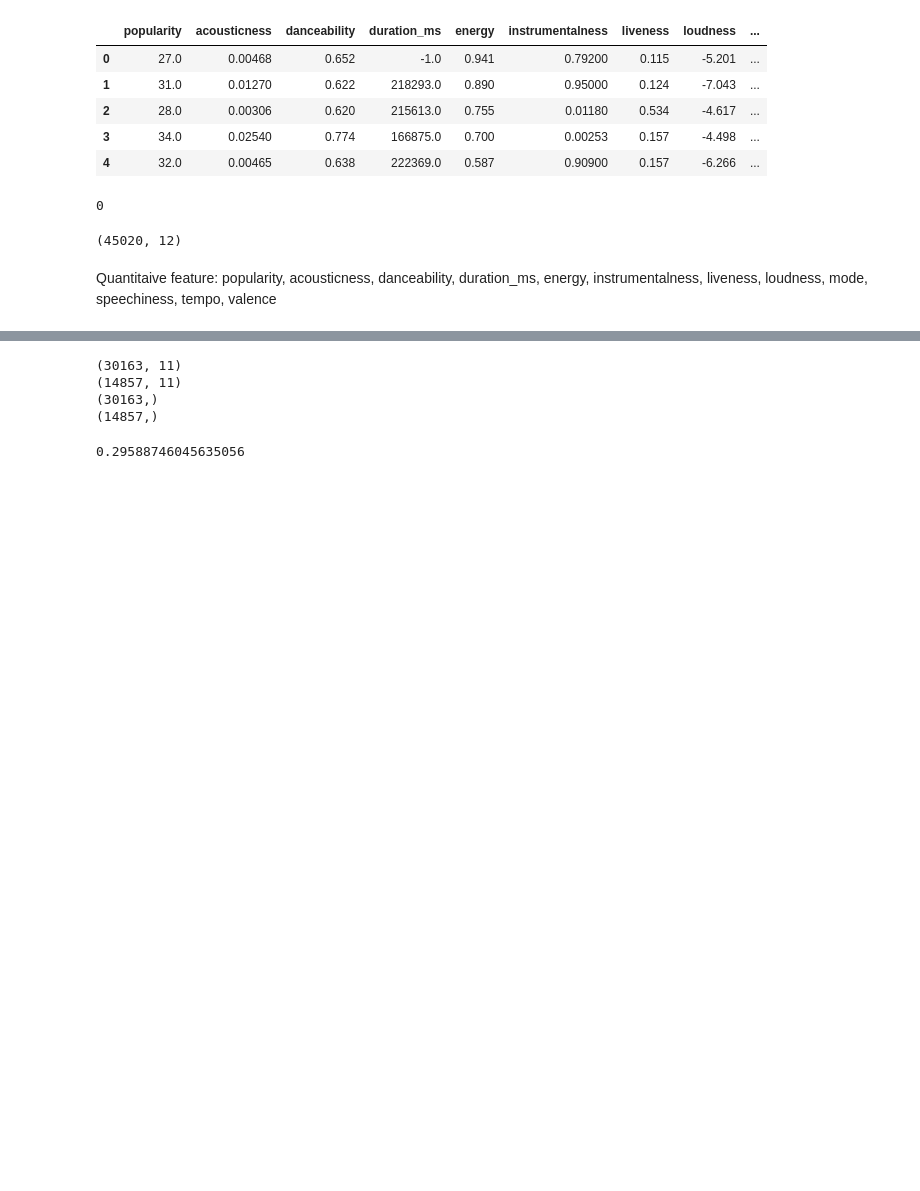
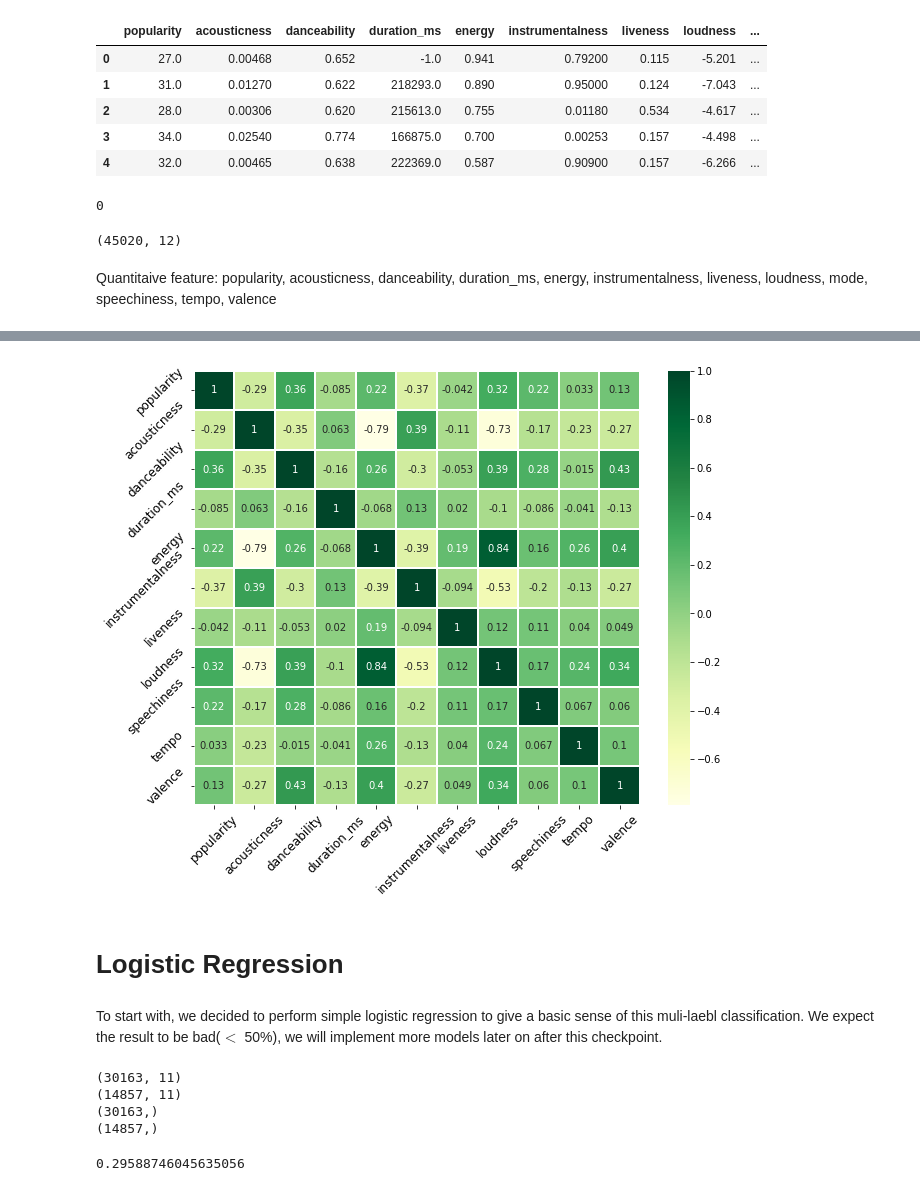
Before and after one commit to COGS118A/Group021-Wi23, a Jupyter notebook: CheckpointGroup021-Wi23.ipynb, the cells around one changed output, grey strips where cells are left out. Drawn from its saved outputs; the diff is of its cells as text; code cells hidden in the pictures; blank space fills up the shorter version.

```diff
--- a/CheckpointGroup021-Wi23.ipynb
+++ b/CheckpointGroup021-Wi23.ipynb
@@ -156,3 +167,17 @@ plt.show()
+# %%
+data = df
+plt.figure(figsize=(10, 8))
+key_list = df.columns
+sns.heatmap(data.corr(),linewidths=0.1, annot=True,cmap='YlGn')
+plt.xticks(fontsize=12, rotation=45)
+plt.yticks(fontsize=12, rotation=45)
+plt.show()
+# %% [output]
+[figure, added]
+# %% [markdown]
+# Logistic Regression
+# %% [markdown]
+To start with, we decided to perform simple logistic regression to give a basic sense of this muli-laebl classification. We expect the result to be bad($<$ 50%), we will implement more models later on after this checkpoint.
 # %%
 from sklearn.model_selection import train_test_split
 #extract X and y from dataset to create train test split
```
Also changed, not shown: parts of 9 cells of this notebook.
